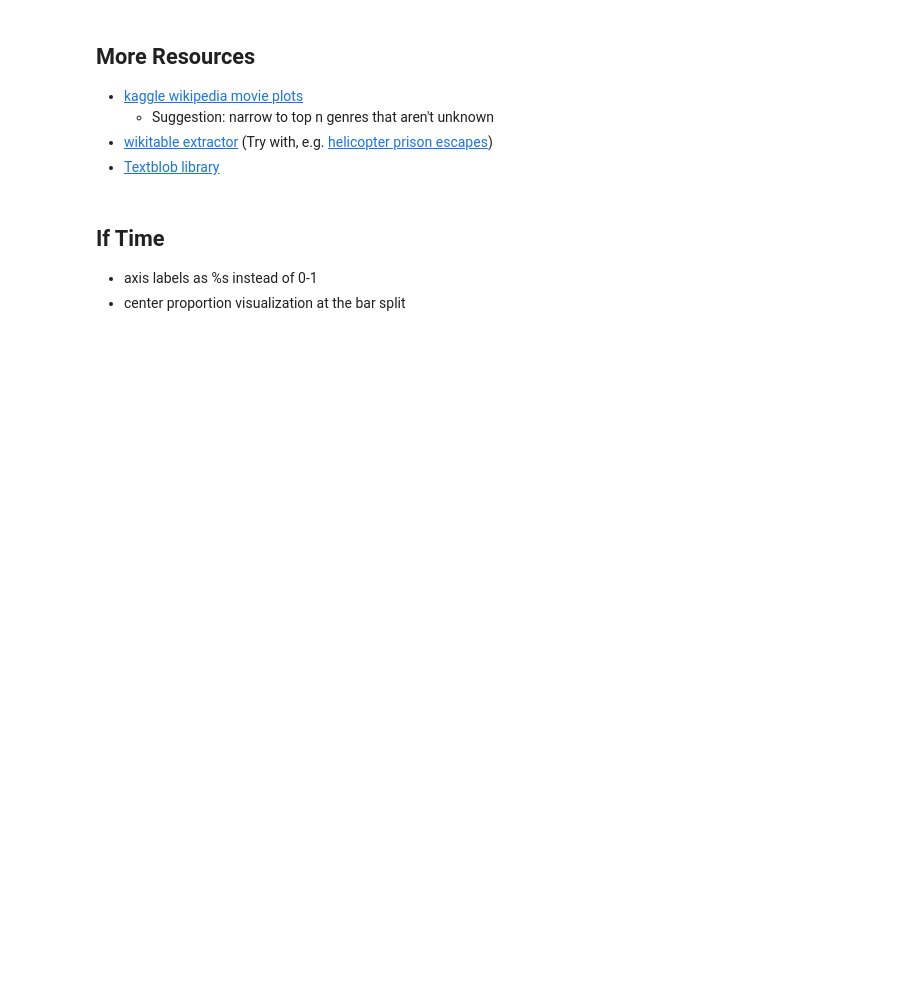
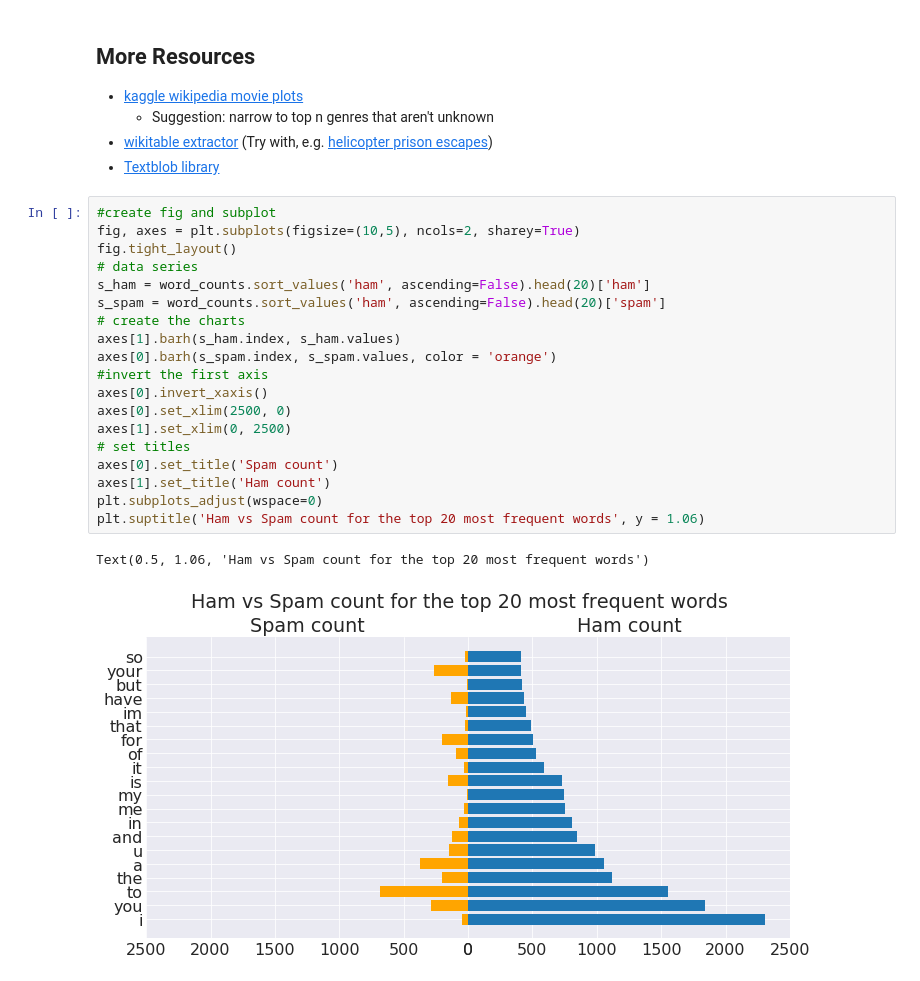
Before and after one commit to CodeupClassroom/florence-nlp-exercises, a Jupyter notebook: explore_lesson.ipynb, the cells around one changed output. Saved outputs shown, nothing was run; the diff lists cells and outputs as text; blank space fills up the shorter version.

```diff
--- a/explore_lesson.ipynb
+++ b/explore_lesson.ipynb
@@ -268,8 +290,25 @@ df
     - Suggestion: narrow to top n genres that aren't unknown
 - [wikitable extractor](https://wikitable2csv.ggor.de/) (Try with, e.g. [helicopter prison escapes](https://en.wikipedia.org/wiki/List_of_helicopter_prison_escapes))
 - [Textblob library](https://textblob.readthedocs.io/en/dev/)
-# %% [markdown]
-## If Time
-
-- axis labels as %s instead of 0-1
-- center proportion visualization at the bar split
+# %%
+#create fig and subplot
+fig, axes = plt.subplots(figsize=(10,5), ncols=2, sharey=True)
+fig.tight_layout()
+# data series
+s_ham = word_counts.sort_values('ham', ascending=False).head(20)['ham']
+s_spam = word_counts.sort_values('ham', ascending=False).head(20)['spam']
+# create the charts
+axes[1].barh(s_ham.index, s_ham.values)
+axes[0].barh(s_spam.index, s_spam.values, color = 'orange')
+#invert the first axis
+axes[0].invert_xaxis()
+axes[0].set_xlim(2500, 0)
+axes[1].set_xlim(0, 2500)
+# set titles
+axes[0].set_title('Spam count')
+axes[1].set_title('Ham count')
+plt.subplots_adjust(wspace=0)
+plt.suptitle('Ham vs Spam count for the top 20 most frequent words', y = 1.06)
+# %% [output]
+Text(0.5, 1.06, 'Ham vs Spam count for the top 20 most frequent words')
+[figure, added]
```
Also changed, not shown: parts of 8 cells of this notebook.
